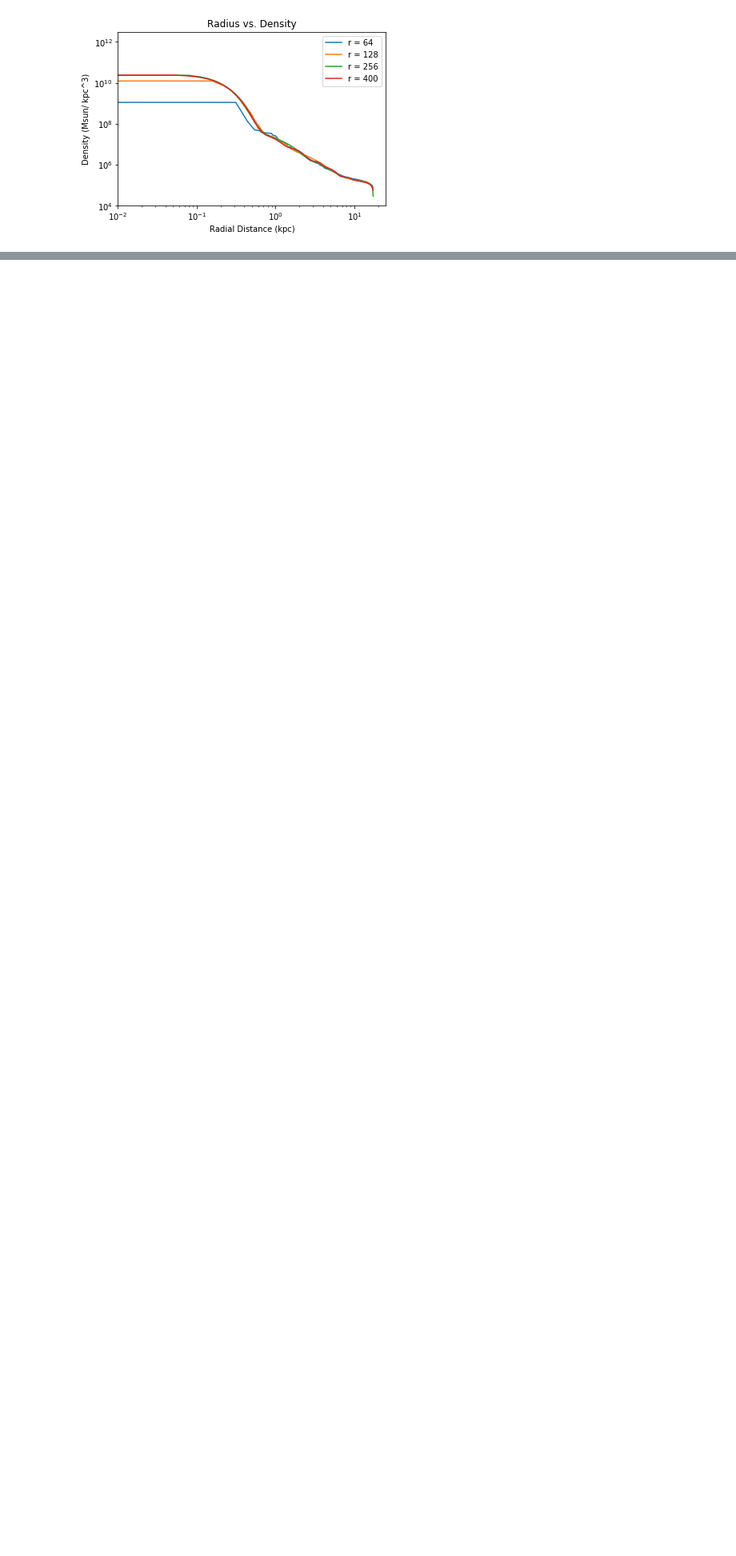
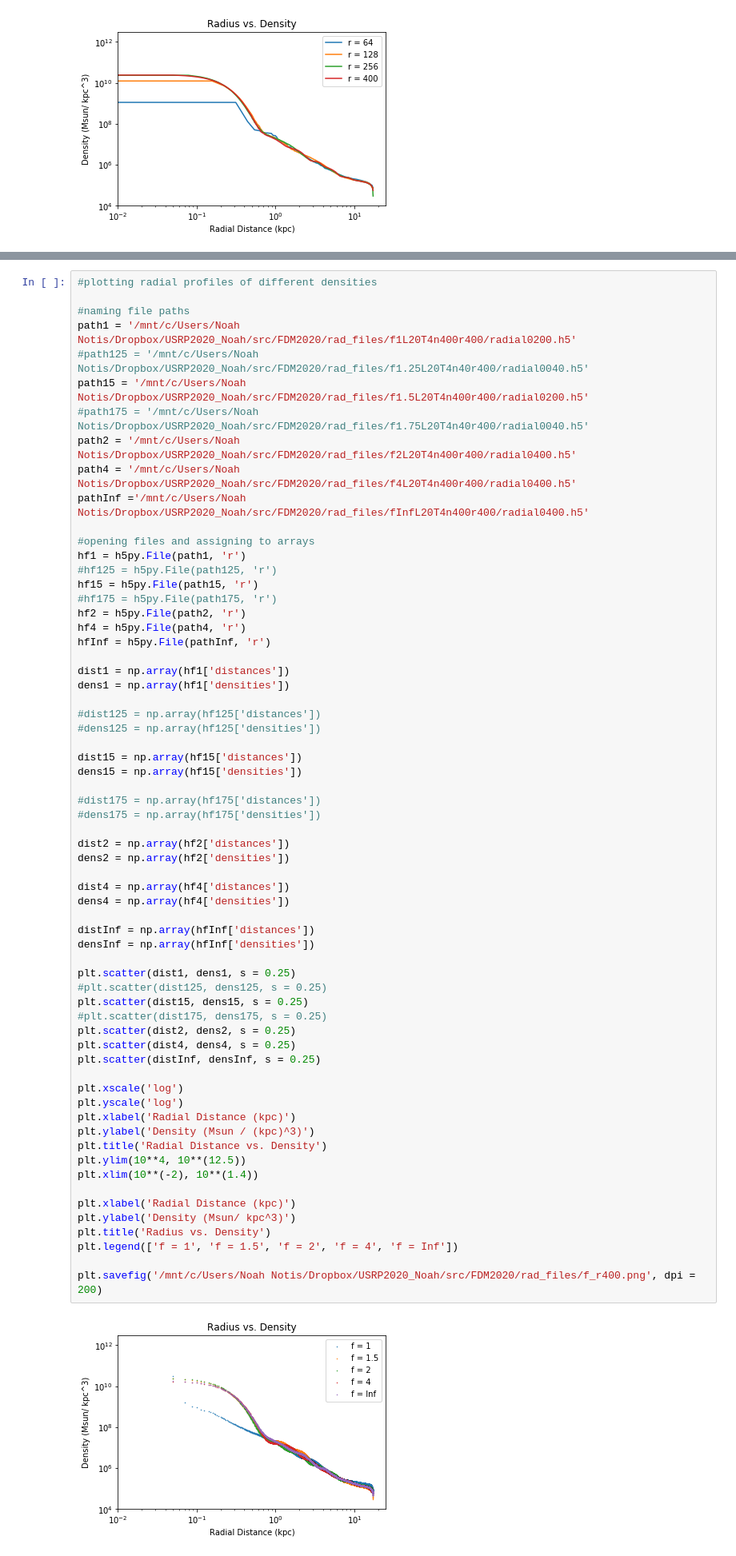
Before and after one commit to mnotis/FDM2020, a Jupyter notebook: Radial Profile.ipynb, the cells around one changed output, grey strips where cells are left out. Shown at 80% size. Drawn from its saved outputs; the diff is of its cells as text; blank space fills up the shorter version.

```diff
--- a/Radial Profile.ipynb
+++ b/Radial Profile.ipynb
@@ -501,3 +567,69 @@ plt.savefig('/mnt/c/Users/Noah Notis/Dropbox/USRP2020_Noah/src/FDM2020/rad_files
+# %%
+#plotting radial profiles of different densities
+
+#naming file paths
+path1 = '/mnt/c/Users/Noah Notis/Dropbox/USRP2020_Noah/src/FDM2020/rad_files/f1L20T4n400r400/radial0200.h5'
+#path125 = '/mnt/c/Users/Noah Notis/Dropbox/USRP2020_Noah/src/FDM2020/rad_files/f1.25L20T4n40r400/radial0040.h5'
+path15 = '/mnt/c/Users/Noah Notis/Dropbox/USRP2020_Noah/src/FDM2020/rad_files/f1.5L20T4n400r400/radial0200.h5'
+#path175 = '/mnt/c/Users/Noah Notis/Dropbox/USRP2020_Noah/src/FDM2020/rad_files/f1.75L20T4n40r400/radial0040.h5'
+path2 = '/mnt/c/Users/Noah Notis/Dropbox/USRP2020_Noah/src/FDM2020/rad_files/f2L20T4n400r400/radial0400.h5'
+path4 = '/mnt/c/Users/Noah Notis/Dropbox/USRP2020_Noah/src/FDM2020/rad_files/f4L20T4n400r400/radial0400.h5'
+pathInf ='/mnt/c/Users/Noah Notis/Dropbox/USRP2020_Noah/src/FDM2020/rad_files/fInfL20T4n400r400/radial0400.h5'
+
+#opening files and assigning to arrays
+hf1 = h5py.File(path1, 'r')
+#hf125 = h5py.File(path125, 'r')
+hf15 = h5py.File(path15, 'r')
+#hf175 = h5py.File(path175, 'r')
+hf2 = h5py.File(path2, 'r')
+hf4 = h5py.File(path4, 'r')
+hfInf = h5py.File(pathInf, 'r')
+
+dist1 = np.array(hf1['distances'])
+dens1 = np.array(hf1['densities'])
+
+#dist125 = np.array(hf125['distances'])
+#dens125 = np.array(hf125['densities'])
+
+dist15 = np.array(hf15['distances'])
+dens15 = np.array(hf15['densities'])
+
+#dist175 = np.array(hf175['distances'])
+#dens175 = np.array(hf175['densities'])
+
+dist2 = np.array(hf2['distances'])
+dens2 = np.array(hf2['densities'])
+
+dist4 = np.array(hf4['distances'])
+dens4 = np.array(hf4['densities'])
+
+distInf = np.array(hfInf['distances'])
+densInf = np.array(hfInf['densities'])
+
+plt.scatter(dist1, dens1, s = 0.25)
+#plt.scatter(dist125, dens125, s = 0.25)
+plt.scatter(dist15, dens15, s = 0.25)
+#plt.scatter(dist175, dens175, s = 0.25)
+plt.scatter(dist2, dens2, s = 0.25)
+plt.scatter(dist4, dens4, s = 0.25)
+plt.scatter(distInf, densInf, s = 0.25)
+
+plt.xscale('log')
+plt.yscale('log')
+plt.xlabel('Radial Distance (kpc)')
+plt.ylabel('Density (Msun / (kpc)^3)')
+plt.title('Radial Distance vs. Density')
+plt.ylim(10**4, 10**(12.5))
+plt.xlim(10**(-2), 10**(1.4))
+
+plt.xlabel('Radial Distance (kpc)')
+plt.ylabel('Density (Msun/ kpc^3)')
+plt.title('Radius vs. Density')
+plt.legend(['f = 1', 'f = 1.5', 'f = 2', 'f = 4', 'f = Inf'])
+
+plt.savefig('/mnt/c/Users/Noah Notis/Dropbox/USRP2020_Noah/src/FDM2020/rad_files/f_r400.png', dpi = 200)
+# %% [output]
+[figure, added]
 # %%
 #plotting radial profiles of different densities
 
```
Also changed, not shown: parts of 2 cells of this notebook, 10 other files.
